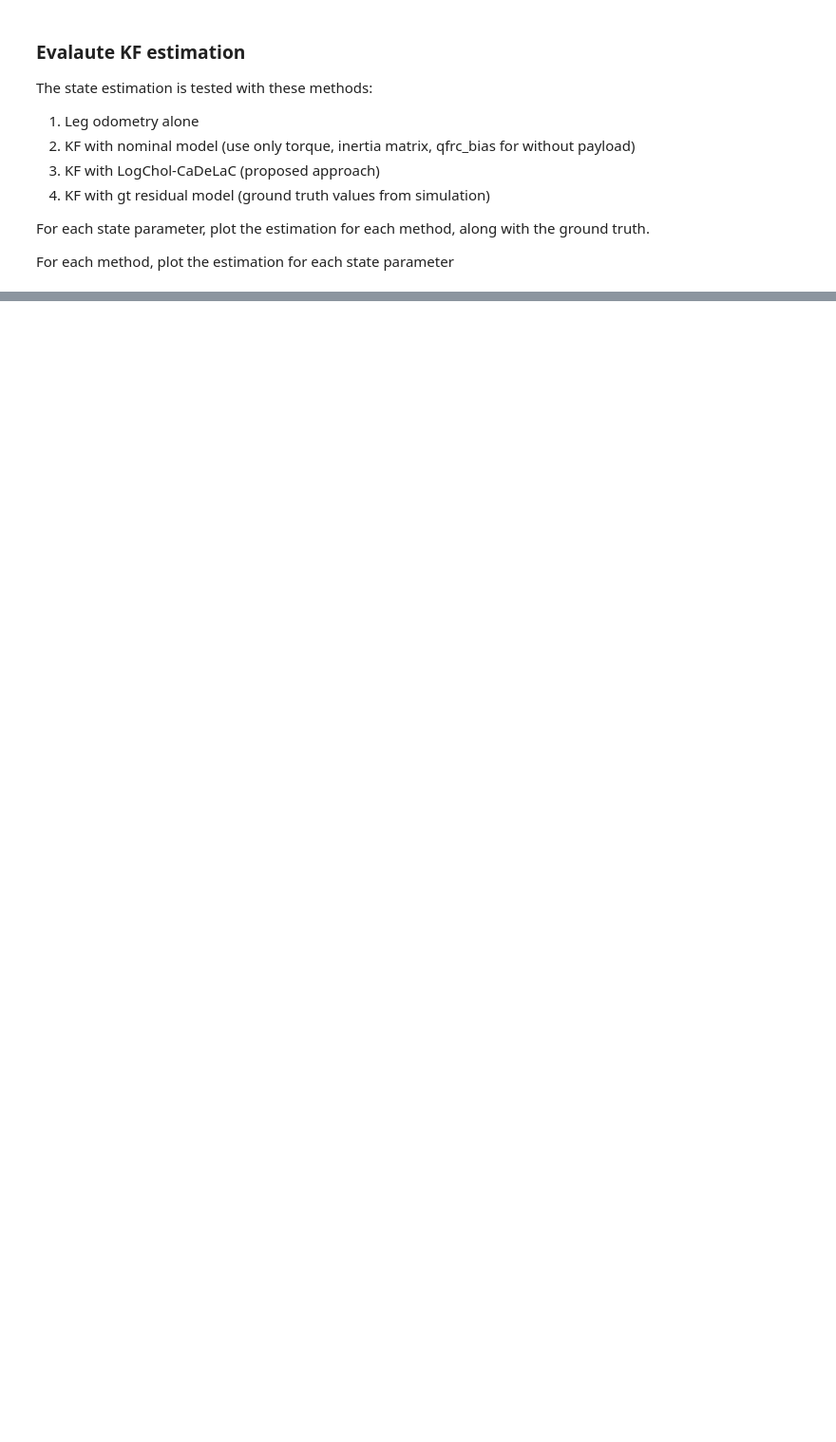
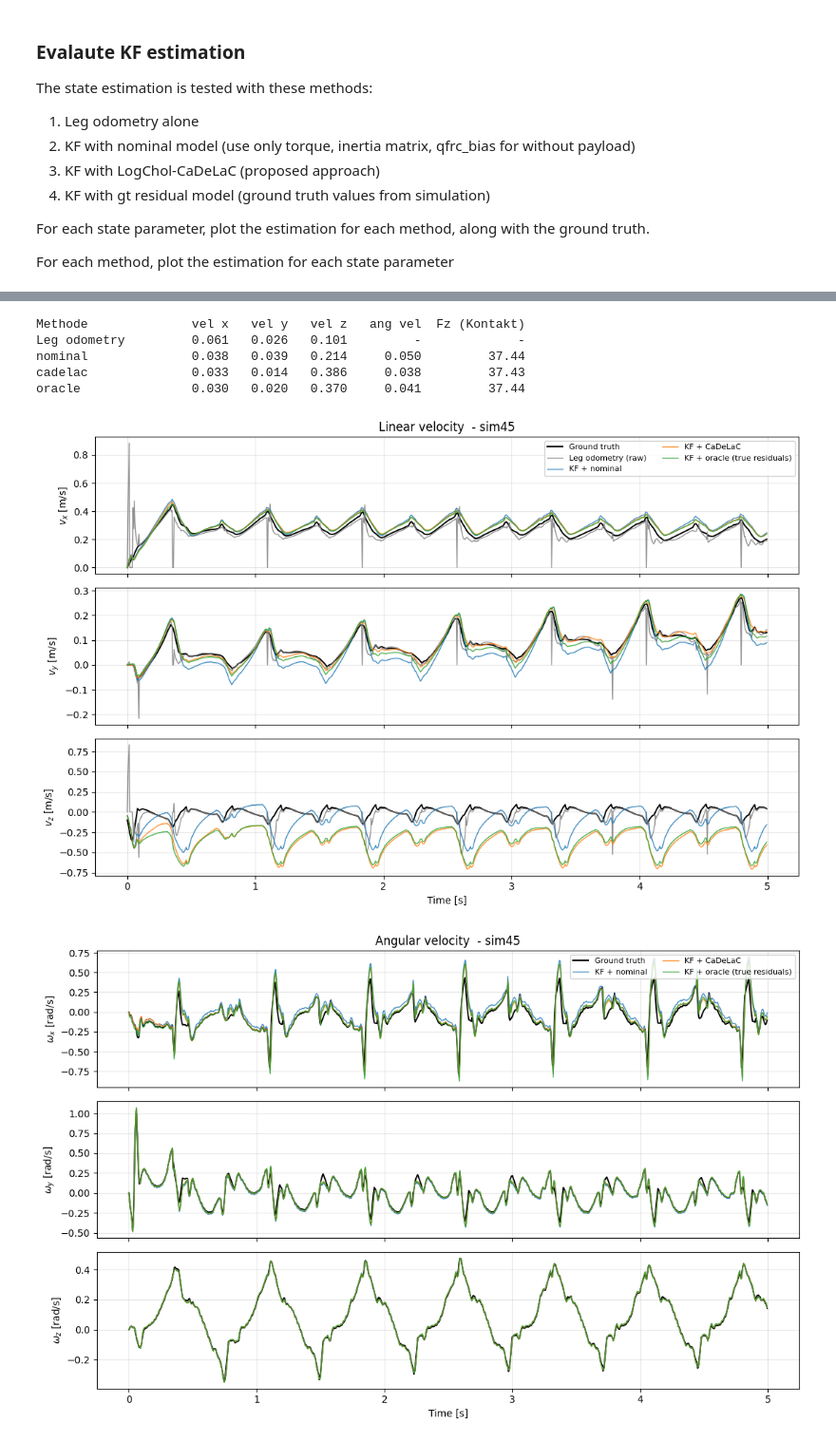
Before and after one commit to undefined-panda/mpx, a Jupyter notebook: mpx/report_part2_plots.ipynb, the cells around one changed output, grey strips where cells are left out. Shown at 95% size. Cells and saved outputs as stored; diff of their text form; code cells hidden in the pictures; blank space fills up the shorter version.

```diff
--- a/mpx/report_part2_plots.ipynb
+++ b/mpx/report_part2_plots.ipynb
@@ -14,6 +14,9 @@ seeds = range(5)
 
 dataset_num = 8
 dataset_path = Path.cwd().parent / f"custom_datasets/quad_mass_dataset_run{dataset_num}.npz"
+trained_models_dir = Path("trained_models/LogChol-CaDeLaC/LogChol-CaDeLaC")
+name_template = ("epochs_1000_quad_mass_dataset_run8_input_values_{input_values}"
+                 "_16-16_lstm5x10_wd1e-05_span0.5s-stride4-gap10_seed_{seed}")
 # %% [markdown]
 ### Evalaute Input Data / Model
 
@@ -47,11 +112,16 @@ For each method, plot the estimation for each state parameter
 from utils.kf_utils import load_custom_dataset
 from utils.report_plots import run_ladder_for_sim
 
-input_values = None
-model_name = f"epochs_1000_quad_mass_dataset_run8_input_values_{input_values}_16-16_lstm5x10_wd1e-05_span0.5s-stride4-gap10_seed_{seed}"
-cadelac_path = Path(f"trained_models/LogChol-CaDeLaC/LogChol-CaDeLaC/{model_name}")
+cadelac_path = trained_models_dir / best_model_name   # bestes Modell aus der Online-Auswertung
 
-sim_num = 2
+# sim_num = TESTLAUF (nicht im Training gesehen). Gewaehlt: 45, groesste Nutzlast des
+# Testsplits (4.64 kg) -> groesstes Residuum -> Unterschiede zwischen den Varianten am
+# deutlichsten sichtbar. Weitere Testlaeufe: test_runs. Fuer den Fehlerfall siehe
+# sim 11/13 (0.14 kg, ausserhalb der Trainingsabdeckung).
+sim_num = 45
 data = load_custom_dataset(dataset_path=dataset_path, sim_num=sim_num)
+print(f"sim {sim_num}: Nutzlast {data['base_mass'][0] - 13.042:.3f} kg")
 
+# nominal / cadelac / oracle -- identisches Q, R, est_mode 4, keine GT-Kanaele an den Filter
 ladder = run_ladder_for_sim(data, cadelac_path)
+print("Varianten:", sorted(ladder.keys()))
@@ -58,5 +143,34 @@ ladder = run_ladder_for_sim(data, cadelac_path)
 # %%
 from utils.report_plots import plot_state_comparison
+import numpy as np
 
-fig_dir = Path("figures/report") / model_name
-figs = plot_state_comparison(data, ladder, sim_label=f"sim-{sim_num}", save_dir=fig_dir)
+# Ein Plot pro Zustandsparameter (PNG + PDF unter figures/report_part2/state_plots):
+#   vel        5 Kurven: GT, Leg-Odometrie, KF+nominal, KF+CaDeLaC, KF+oracle
+#   ang_vel    4 Kurven (Leg-Odometrie misst keine Winkelgeschwindigkeit)
+#   pos        4 Kurven, startwert-bereinigt (relevant ist die Drift, nicht der Offset)
+#   contact_f  4 Beine x 3 Komponenten, RMSE je Variante im Subplot-Titel
+fig_dir = Path("figures/report_part2/state_plots")
+figs = plot_state_comparison(data, ladder, sim_label=f" - sim{sim_num}", save_dir=fig_dir)
+
+# RMSE-Zusammenfassung dieses Laufs (dieselben Groessen wie in den Plots)
+gt_v, gt_w, gt_f = data["base_vel"], data["base_ang_vel"], data["contact_forces"]
+mask = data["contact_states"].astype(bool)          # Kraefte nur bei echtem Bodenkontakt
+rmse = lambda a, b: np.sqrt(np.mean((np.asarray(a) - np.asarray(b)) ** 2, axis=0))
+
+print(f"{'Methode':<18}{'vel x':>8}{'vel y':>8}{'vel z':>8}{'ang vel':>10}{'Fz (Kontakt)':>14}")
+lo = rmse(next(iter(ladder.values()))["leg_odom_vel"], gt_v)
+print(f"{'Leg odometry':<18}{lo[0]:>8.3f}{lo[1]:>8.3f}{lo[2]:>8.3f}{'-':>10}{'-':>14}")
+for v, r in ladder.items():
+    ve = rmse(r["vel_update"], gt_v)
+    we = float(np.mean(rmse(r["ang_vel_update"], gt_w)))
+    cf = np.asarray(r["c_force_update"]).reshape(len(gt_v), 4, 3)
+    fz = float(np.sqrt(np.mean((cf[..., 2][mask] - gt_f[..., 2][mask]) ** 2)))
+    print(f"{v:<18}{ve[0]:>8.3f}{ve[1]:>8.3f}{ve[2]:>8.3f}{we:>10.3f}{fz:>14.2f}")
+# %% [output]
+Methode              vel x   vel y   vel z   ang vel  Fz (Kontakt)
+Leg odometry         0.061   0.026   0.101         -             -
+nominal              0.038   0.039   0.214     0.050         37.44
+cadelac              0.033   0.014   0.386     0.038         37.43
+oracle               0.030   0.020   0.370     0.041         37.44
+[figure, added]
+[figure, added]
```
Also changed, not shown: parts of 7 cells of this notebook, 5 other files.
